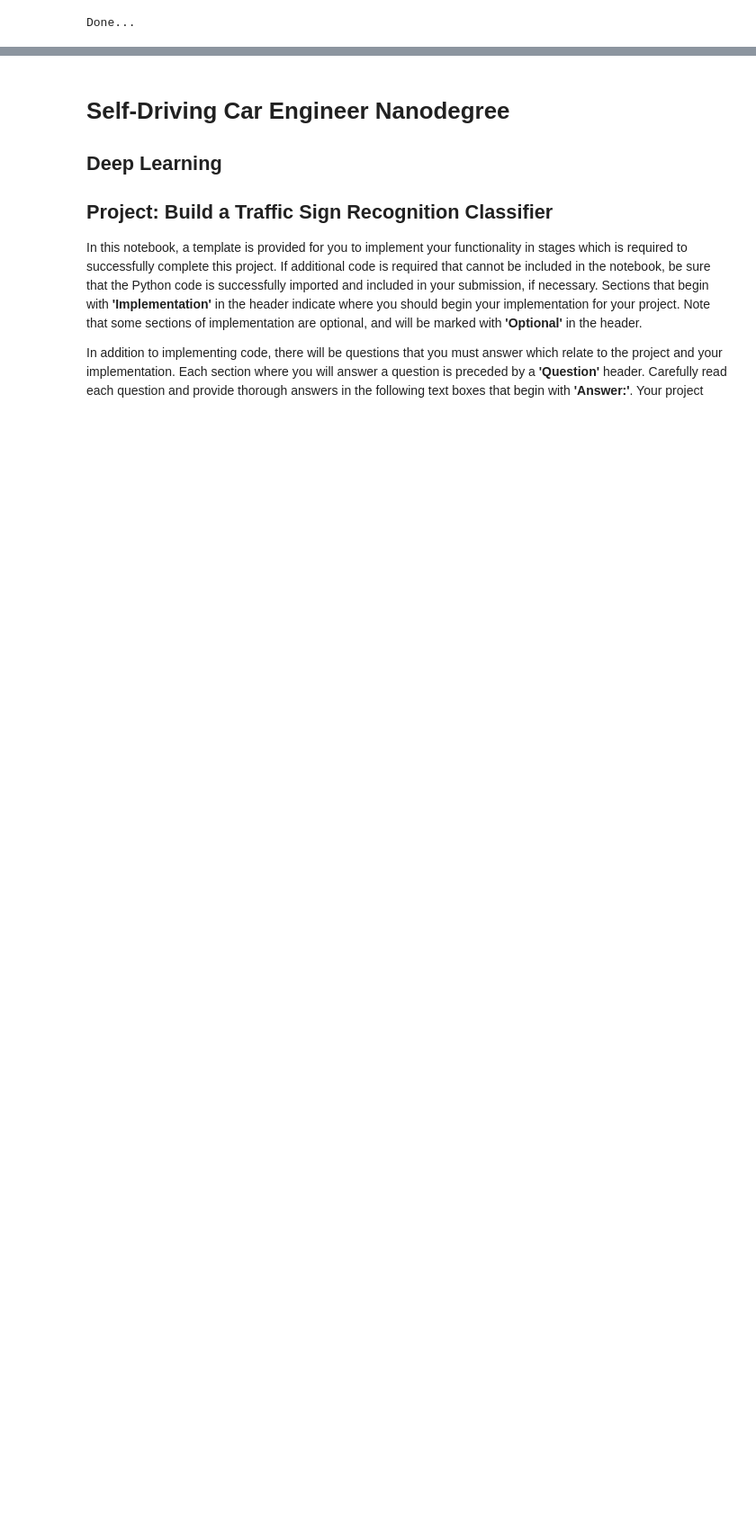
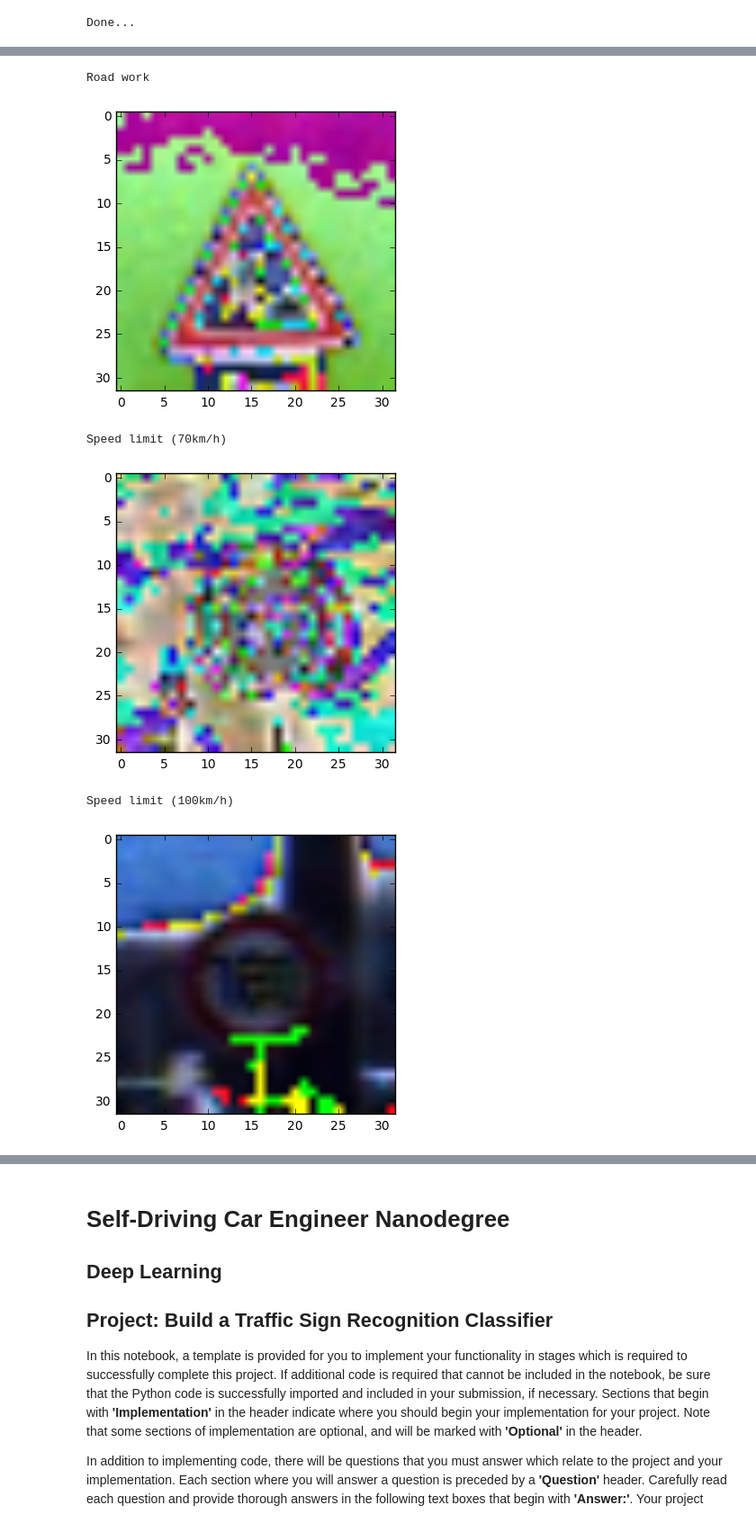
Before and after one commit to schwallie/CarND-Traffic-Sign-Classifier-Project, a Jupyter notebook: Traffic_Sign_Classifier-solution.ipynb, the cells around one changed output, grey strips where cells are left out. Shown at 90% size. Cells and saved outputs as stored; diff of their text form; code cells hidden in the pictures; blank space fills up the shorter version.

```diff
--- a/Traffic_Sign_Classifier-solution.ipynb
+++ b/Traffic_Sign_Classifier-solution.ipynb
@@ -74,0 +93,9 @@ Done...
+# %%
+show_signs_with_names(5)
+# %% [output]
+Road work
+[figure, added]
+Speed limit (70km/h)
+[figure, added]
+Speed limit (100km/h)
+[figure, added]
```
Also changed, not shown: parts of 24 cells of this notebook, 4 other files.
